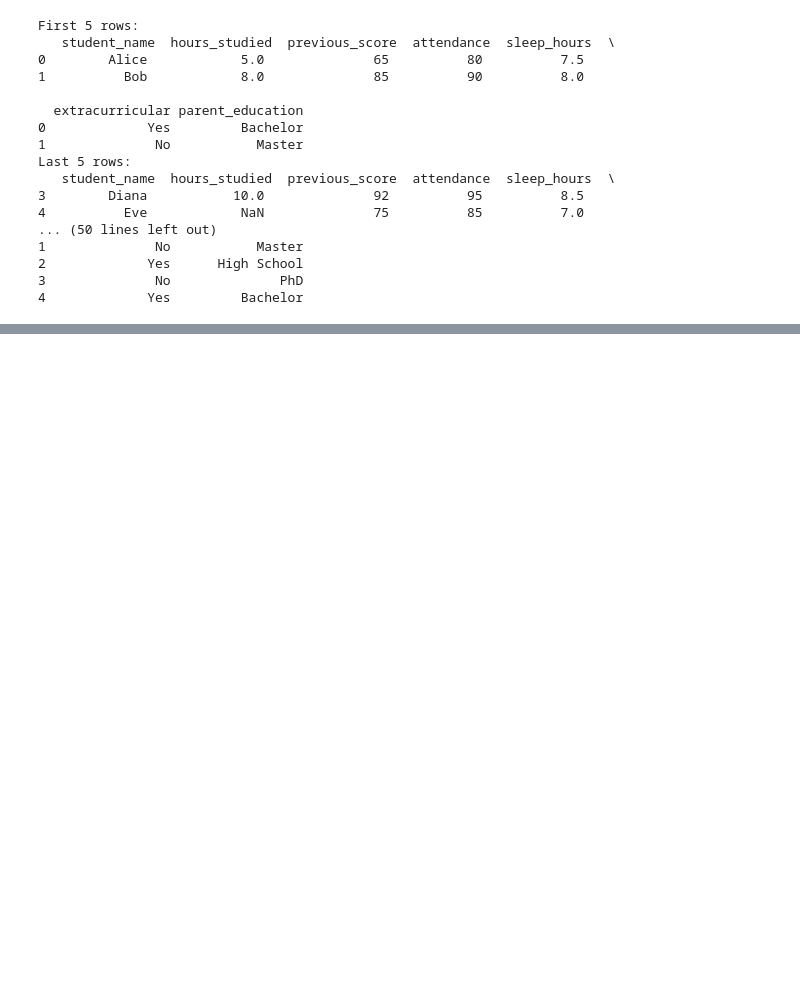
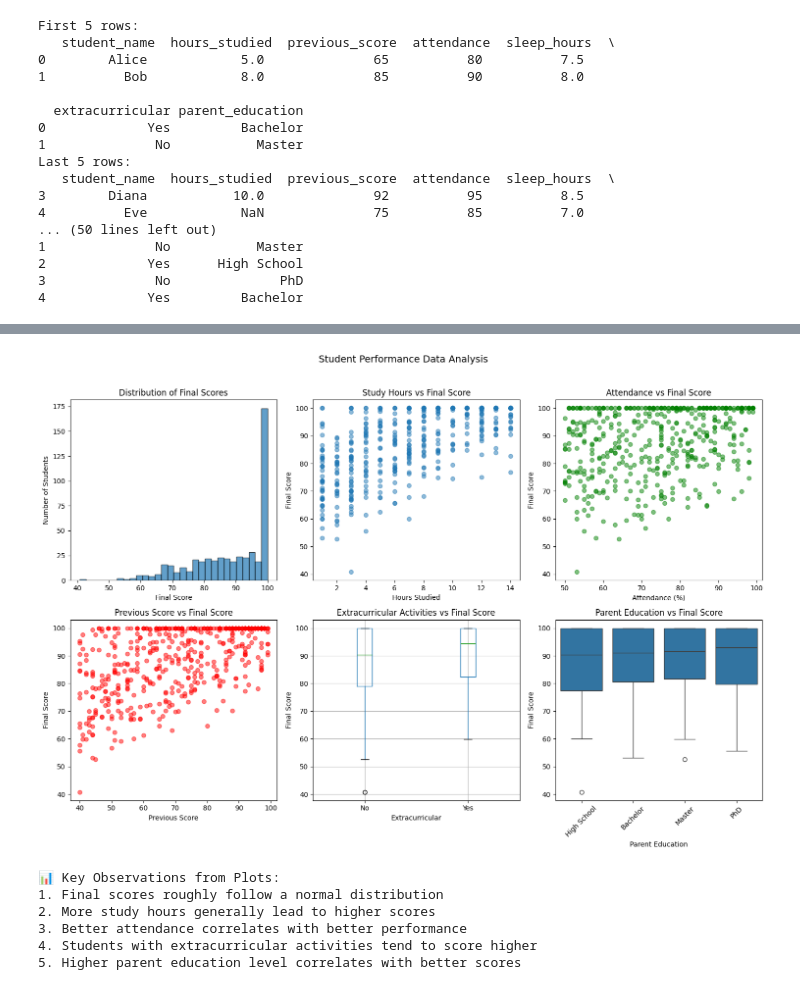
Before and after one commit to Bibash02/WORKSHOP, a Jupyter notebook: DAY2/day2.ipynb, the cells around one changed output, grey strips where cells are left out. Drawn from its saved outputs; the diff is of its cells as text; code cells hidden in the pictures; blank space fills up the shorter version.

Commit message:
Data interpretation and pre-processing

```diff
--- a/DAY2/day2.ipynb
+++ b/DAY2/day2.ipynb
@@ -85,0 +284,63 @@ Last 5 rows:
+# %%
+import matplotlib.pyplot as plt
+import seaborn as sns
+
+# Create visualizations to understand the data
+fig, axes = plt.subplots(2, 3, figsize=(15, 10))
+
+# 1. Distribution of final scores
+axes[0, 0].hist(df_students['final_score'], bins=30, edgecolor='black', alpha=0.7)
+axes[0, 0].set_title('Distribution of Final Scores', fontsize=12)
+axes[0, 0].set_xlabel('Final Score')
+axes[0, 0].set_ylabel('Number of Students')
+
+# 2. Study hours vs Final Score
+axes[0, 1].scatter(df_students['hours_studied'], df_students['final_score'], alpha=0.5)
+axes[0, 1].set_title('Study Hours vs Final Score', fontsize=12)
+axes[0, 1].set_xlabel('Hours Studied')
+axes[0, 1].set_ylabel('Final Score')
+
+# 3. Attendance vs Final Score
+axes[0, 2].scatter(df_students['attendance'], df_students['final_score'], alpha=0.5, color='green')
+axes[0, 2].set_title('Attendance vs Final Score', fontsize=12)
+axes[0, 2].set_xlabel('Attendance (%)')
+axes[0, 2].set_ylabel('Final Score')
+
+# 4. Previous Score vs Final Score
+axes[1, 0].scatter(df_students['previous_score'], df_students['final_score'], alpha=0.5, color='red')
+axes[1, 0].set_title('Previous Score vs Final Score', fontsize=12)
+axes[1, 0].set_xlabel('Previous Score')
+axes[1, 0].set_ylabel('Final Score')
+
+# 5. Box plot - Extracurricular vs Final Score
+df_students.boxplot(column='final_score', by='extracurricular', ax=axes[1, 1])
+axes[1, 1].set_title('Extracurricular Activities vs Final Score', fontsize=12)
+axes[1, 1].set_xlabel('Extracurricular')
+axes[1, 1].set_ylabel('Final Score')
+
+# 6. Parent Education vs Final Score
+education_order = ['High School', 'Bachelor', 'Master', 'PhD']
+sns.boxplot(x='parent_education', y='final_score', data=df_students, order=education_order, ax=axes[1, 2])
+axes[1, 2].set_title('Parent Education vs Final Score', fontsize=12)
+axes[1, 2].set_xlabel('Parent Education')
+axes[1, 2].set_ylabel('Final Score')
+axes[1, 2].tick_params(axis='x', rotation=45)
+
+plt.suptitle('Student Performance Data Analysis', fontsize=14, y=1.02)
+plt.tight_layout()
+plt.show()
+
+print("\n📊 Key Observations from Plots:")
+print("1. Final scores roughly follow a normal distribution")
+print("2. More study hours generally lead to higher scores")
+print("3. Better attendance correlates with better performance")
+print("4. Students with extracurricular activities tend to score higher")
+print("5. Higher parent education level correlates with better scores")
+# %% [output]
+[figure, added]
+📊 Key Observations from Plots:
+1. Final scores roughly follow a normal distribution
+2. More study hours generally lead to higher scores
+3. Better attendance correlates with better performance
+4. Students with extracurricular activities tend to score higher
+5. Higher parent education level correlates with better scores
```
Also changed, not shown: parts of 6 cells of this notebook, 3 other files.
